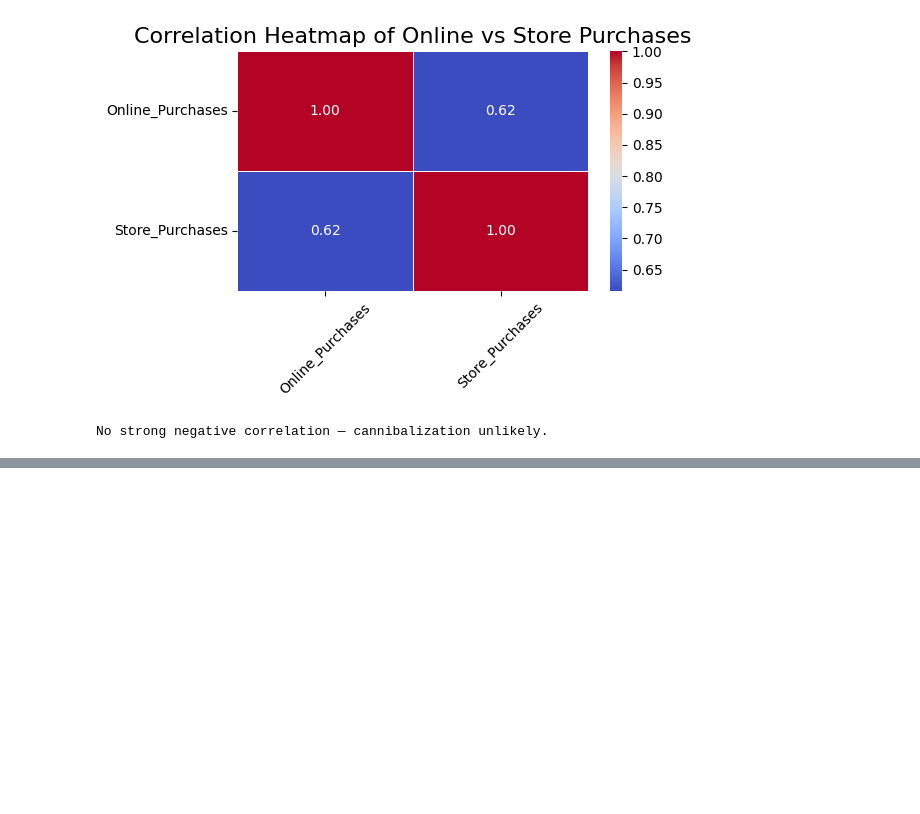
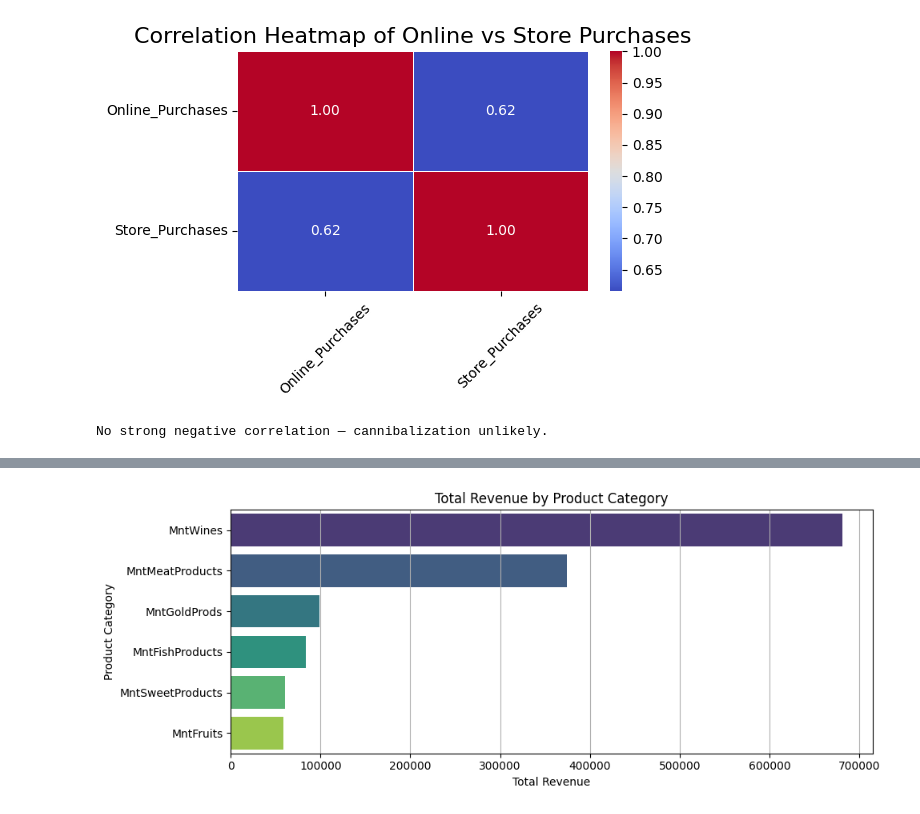
Before and after one commit to svinnapolean/Applied-Data-Science-P2, a Jupyter notebook: marketing_campaigns_project2.ipynb, the cells around one changed output, grey strips where cells are left out. Drawn from its saved outputs; the diff is of its cells as text; code cells hidden in the pictures; blank space fills up the shorter version.

```diff
--- a/marketing_campaigns_project2.ipynb
+++ b/marketing_campaigns_project2.ipynb
@@ -723,0 +801,21 @@ No strong negative correlation — cannibalization unlikely.
+# %%
+# Select product spending columns
+product_columns = [
+    'MntWines', 'MntFruits', 'MntMeatProducts',
+    'MntFishProducts', 'MntSweetProducts', 'MntGoldProds'
+]
+
+# Calculate total revenue per product category
+product_revenue = df[product_columns].sum().sort_values(ascending=False)
+
+# Plot
+plt.figure(figsize=(10, 4))
+sns.barplot(x=product_revenue.values, y=product_revenue.index, palette='viridis', hue=product_revenue.index)
+plt.title("Total Revenue by Product Category")
+plt.xlabel("Total Revenue")
+plt.ylabel("Product Category")
+plt.grid(axis='x')
+plt.tight_layout()
+plt.show()
+# %% [output]
+[figure, added]
```
Also changed, not shown: parts of 17 cells of this notebook.
